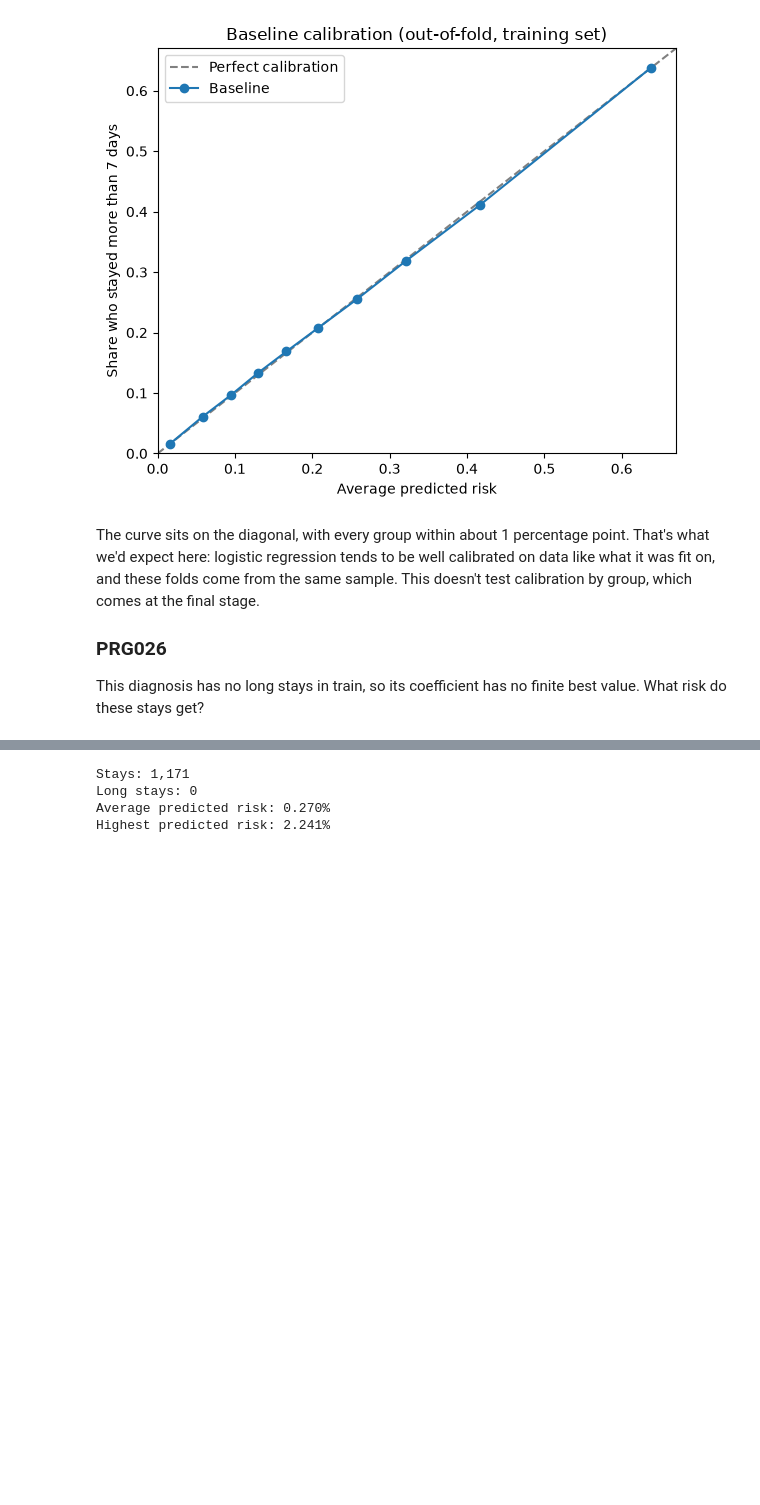
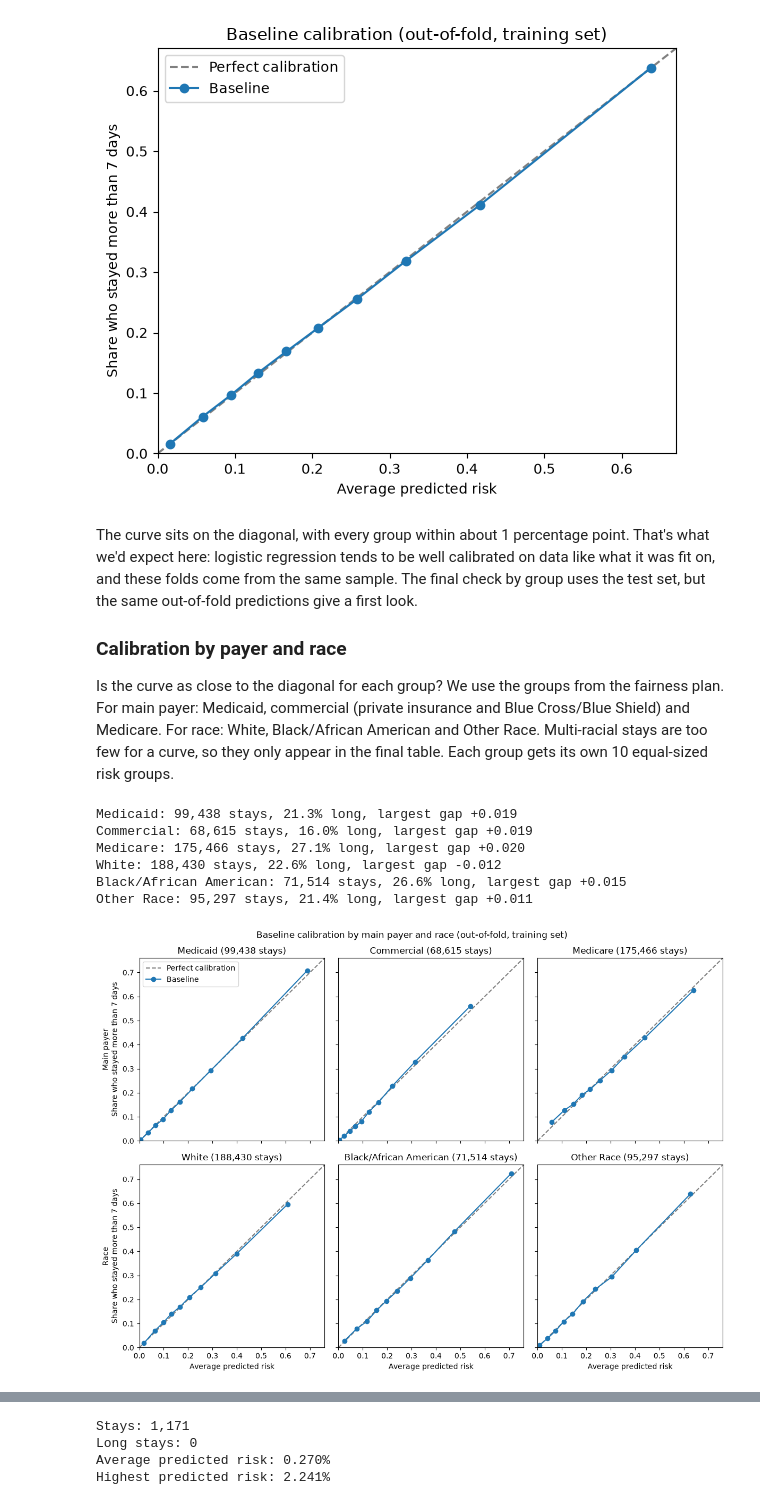
Before and after one commit to iherman10/ese_5420_project, a Jupyter notebook: analysis/baseline_model.ipynb, the cells around one changed output, grey strips where cells are left out. Drawn from its saved outputs; the diff is of its cells as text; code cells hidden in the pictures; blank space fills up the shorter version.

Commit message:
Add baseline calibration curves by payer and race
Co-Authored-By: Claude Opus 5.5 <noreply@anthropic.com>

```diff
--- a/analysis/baseline_model.ipynb
+++ b/analysis/baseline_model.ipynb
@@ -986,10 +986,78 @@ fig.savefig(RESULTS_DIR / "baseline_logistic" / "calibration.png", dpi=150)
 # %% [markdown]
 The curve sits on the diagonal, with every group within about 1 percentage point.
 That's what we'd expect here: logistic regression tends to be well calibrated on data
-like what it was fit on, and these folds come from the same sample. This doesn't test
-calibration by group, which comes at the final stage.
+like what it was fit on, and these folds come from the same sample. The final check
+by group uses the test set, but the same out-of-fold predictions give a first look.
 
-### PRG026
+### Calibration by payer and race
 
-This diagnosis has no long stays in train, so its coefficient has no finite best value.
-What risk do these stays get?
+Is the curve as close to the diagonal for each group? We use the groups from the
+fairness plan. For main payer: Medicaid, commercial (private insurance and Blue
+Cross/Blue Shield) and Medicare. For race: White, Black/African American and Other
+Race. Multi-racial stays are too few for a curve, so they only appear in the final
+table. Each group gets its own 10 equal-sized risk groups.
+# %%
+GROUPS = {
+    "payment_typology_1": {
+        "Medicaid": ["Medicaid"],
+        "Commercial": ["Private Health Insurance", "Blue Cross/Blue Shield"],
+        "Medicare": ["Medicare"],
+    },
+    "race": {
+        "White": ["White"],
+        "Black/African American": ["Black/African American"],
+        "Other Race": ["Other Race"],
+    },
+}
+
+group_curves = {}
+for column, groups in GROUPS.items():
+    for group, levels in groups.items():
+        in_group = train[column].isin(levels)
+        observed, predicted = calibration_curve(
+            train.loc[in_group, "y"],
+            predictions.loc[in_group, "risk"],
+            n_bins=10,
+            strategy="quantile",
+        )
+        group_curves[column, group] = {
+            "stays": in_group.sum(),
+            "predicted": predicted,
+            "observed": observed,
+        }
+        gaps = observed - predicted
+        print(
+            f"{group}: {in_group.sum():,} stays, "
+            f"{train.loc[in_group, 'y'].mean():.1%} long, "
+            f"largest gap {gaps[np.abs(gaps).argmax()]:+.3f}"
+        )
+# %% [output]
+Medicaid: 99,438 stays, 21.3% long, largest gap +0.019
+Commercial: 68,615 stays, 16.0% long, largest gap +0.019
+Medicare: 175,466 stays, 27.1% long, largest gap +0.020
+White: 188,430 stays, 22.6% long, largest gap -0.012
+Black/African American: 71,514 stays, 26.6% long, largest gap +0.015
+Other Race: 95,297 stays, 21.4% long, largest gap +0.011
+# %%
+limit = max(
+    max(curve["predicted"].max(), curve["observed"].max())
+    for curve in group_curves.values()
+) * 1.05
+
+fig, axes = plt.subplots(2, 3, figsize=(12, 8.6), sharex=True, sharey=True)
+for ax, ((column, group), curve) in zip(axes.flat, group_curves.items()):
+    ax.plot([0, limit], [0, limit], color="gray", linestyle="--", label="Perfect calibration")
+    ax.plot(curve["predicted"], curve["observed"], marker="o", label="Baseline")
+    ax.set_title(f"{group} ({curve['stays']:,} stays)")
+    ax.set_xlim(0, limit)
+    ax.set_ylim(0, limit)
+for ax in axes[-1]:
+    ax.set_xlabel("Average predicted risk")
+for ax, label in zip(axes[:, 0], ["Main payer", "Race"]):
+    ax.set_ylabel(f"{label}\nShare who stayed more than 7 days")
+axes[0, 0].legend(loc="upper left")
+fig.suptitle("Baseline calibration by main payer and race (out-of-fold, training set)")
+fig.tight_layout()
+fig.savefig(RESULTS_DIR / "baseline_logistic" / "calibration_by_group.png", dpi=150)
+# %% [output]
+[figure, added]
```
Also changed, not shown: parts of 1 cell of this notebook, 3 other files.
